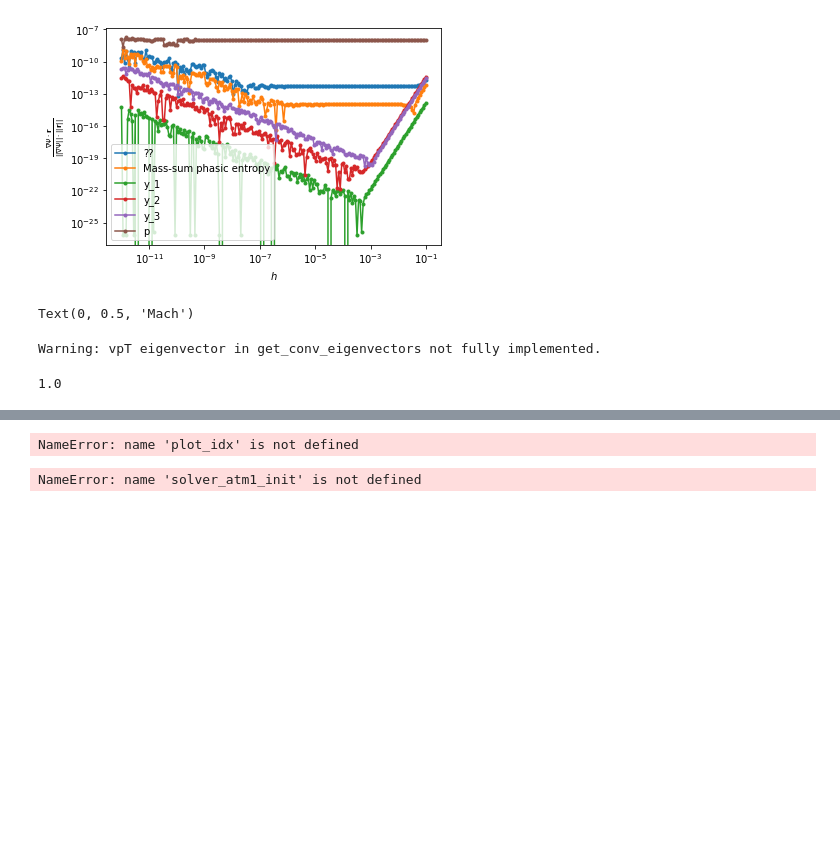
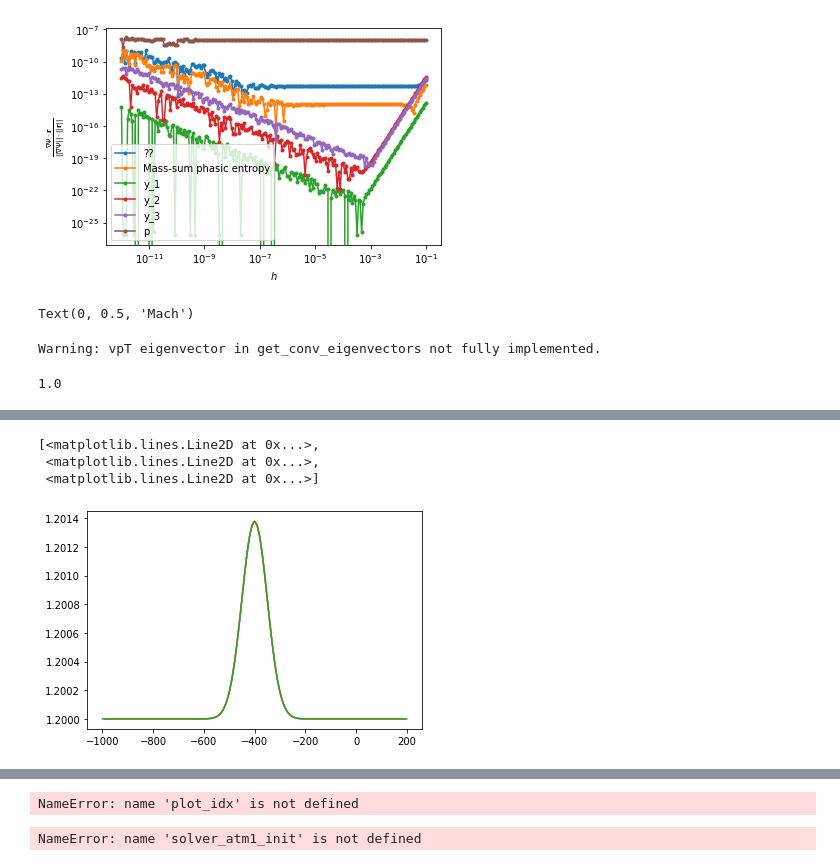
Before and after one commit to fredriclam/quail_volcano, a Jupyter notebook: scenarios/mixture_shocktube/devpost.ipynb, the cells around one changed output, grey strips where cells are left out. Drawn from its saved outputs; the diff is of its cells as text; code cells hidden in the pictures; blank space fills up the shorter version.

Commit message:
Add vpT atomics and util

```diff
--- a/scenarios/mixture_shocktube/devpost.ipynb
+++ b/scenarios/mixture_shocktube/devpost.ipynb
@@ -66,7 +157,10 @@ physics = solver.physics
 y1 = 0.0
 y2 = 0.01#0.6
 y3 = 0.99#0.4
+y1, y2, y3 = (3.991878921524519e-05, 0.003467346031238321, 0.9964927351795464)
+
 rho = 0.99*2500#2000
+rho = 2505.086000000000
 T = 1000
 e = y1 * rho * physics.Gas[0]["c_v"] * T \
     + y2 * rho * physics.Gas[1]["c_v"] * T \
@@ -84,7 +178,7 @@ def mass_spec_entropy_mixture(U, T, p, physics):
     U[:,:,0] * mass_spec_entropy_gas(T, p, physics.Gas[0])[:,:,0]
     + U[:,:,1] * mass_spec_entropy_gas(T, p, physics.Gas[1])[:,:,0]
     + U[:,:,2] * physics.Liquid["c_m"] * np.log(T)[:,:,0]
-    )
+    ) / U[:,:,0:3].sum(axis=2)
 
 p1 = physics.compute_variable("Pressure", U_L)
 T1 = physics.compute_variable("Temperature", U_L)
@@ -213,0 +405,15 @@ plt.show()
+# %%
+# Search energy, pressure
+e = U_all[:,:,:,4].squeeze()
+e_int_all = e - 0.5*rho_all*u_all**2
+rho_R = solver.state_coeffs[-1:,-1:,0:3].sum(axis=2).squeeze()
+e_int_R = solver.state_coeffs[:,:,4] - 0.5*solver.state_coeffs[:,:,3]**2 / \
+  solver.state_coeffs[:,:,0:3].sum(axis=2)
+e_int_R = e_int_R[-1:,-1:].squeeze()
+p_R = 1e5
+RH = lambda rho, e_int, p :\
+  (rho_R * e_int - rho * e_int_R) / (rho - rho_R) -  0.5*(p + p_R)
+
+plt.figure(5)
+plt.clf()
+plt.plot(RH(rho_all, e_int_all, p_all))
@@ -1707,0 +2609,60 @@ Warning: vpT eigenvector in get_conv_eigenvectors not fully implemented.
+# %%
+# Test isentropic pulse
+
+# Hook from existing solver
+physics = solver.physics
+mesh = solver.mesh
+stepper = solver.stepper
+
+# Generate state
+U = solver.state_coeffs.copy()
+T_test = 300
+U[...,0] = 1.2
+U[...,1:3] = 0
+
+Gamma = atomics.Gamma(U[...,0:3], physics)
+gas_volfrac = atomics.gas_volfrac(U[...,0:3], T_test, physics)
+p = atomics.pressure(U[...,0:3], T_test, gas_volfrac, physics)
+
+# Construct constant psi+
+psi_plus = np.zeros_like(U[...,0:1])
+# Construct pulse in psi-
+# HACK
+x =  plot.get_sample_points(solver.mesh, solver, solver.physics, solver.basis,
+				True)
+x = x[:,[0,3,-1],:]
+x0 = -400
+variance = 50
+pulse_amplitude = 1e2
+psi_minus = pulse_amplitude / (
+  np.sqrt(2.*np.pi)*variance)*np.exp(-np.power((x - x0)/variance, 2.)/2)
+u = 0.5*(psi_plus + psi_minus)
+# Approximate p in pulse
+f_bar = atomics.acousticRI_integrand_scalar(p[0,0,0], np.array([T_test]), p[0,0,0],
+  atomics.massfrac(U[...,0:3])[:1,:1,:], Gamma[0,0,0], physics)
+p = p[0,0,0] + 0.5*(psi_minus - psi_plus) / f_bar
+# Isentropic condition for temperature
+T = T_test * (p/p[0,0,0]) ** ((Gamma-1)/Gamma)
+
+U[...,0:1] = p / T / physics.Gas[0]["R"]
+U[...,3:4] = atomics.rho(U[...,0:3]) * u
+U[...,4:5] = atomics.c_v(U[...,0:3], physics) * T \
+  + 0.5 * atomics.rho(U[...,0:3]) * u**2
+U[...,5:] = 0
+
+U_init = U.copy()
+# plt.plot(x.squeeze(), U_init[...,3].squeeze())
+# plt.plot(x.squeeze(), (U_init[...,3] / U_init[...,0] - p.squeeze() * f_bar).squeeze())
+plt.clf()
+# plt.plot(x.squeeze(), u.squeeze() - (p.squeeze() - p[0,0,0]) * f_bar)
+# plt.plot(x.squeeze(), u.squeeze() + (p.squeeze() - p[0,0,0]) * f_bar)
+# plt.legend(["1", "2"])
+
+# Plot p / Z - u
+# plt.plot(x.squeeze(), (p-p[0,0,0,]).squeeze() * f_bar - u.squeeze())
+plt.plot(x.squeeze(), U[...,0].squeeze())
+# %% [output]
+[<matplotlib.lines.Line2D at 0x...>,
+ <matplotlib.lines.Line2D at 0x...>,
+ <matplotlib.lines.Line2D at 0x...>]
+[figure, added]
```
Also changed, not shown: parts of 38 cells of this notebook, 7 other files.
